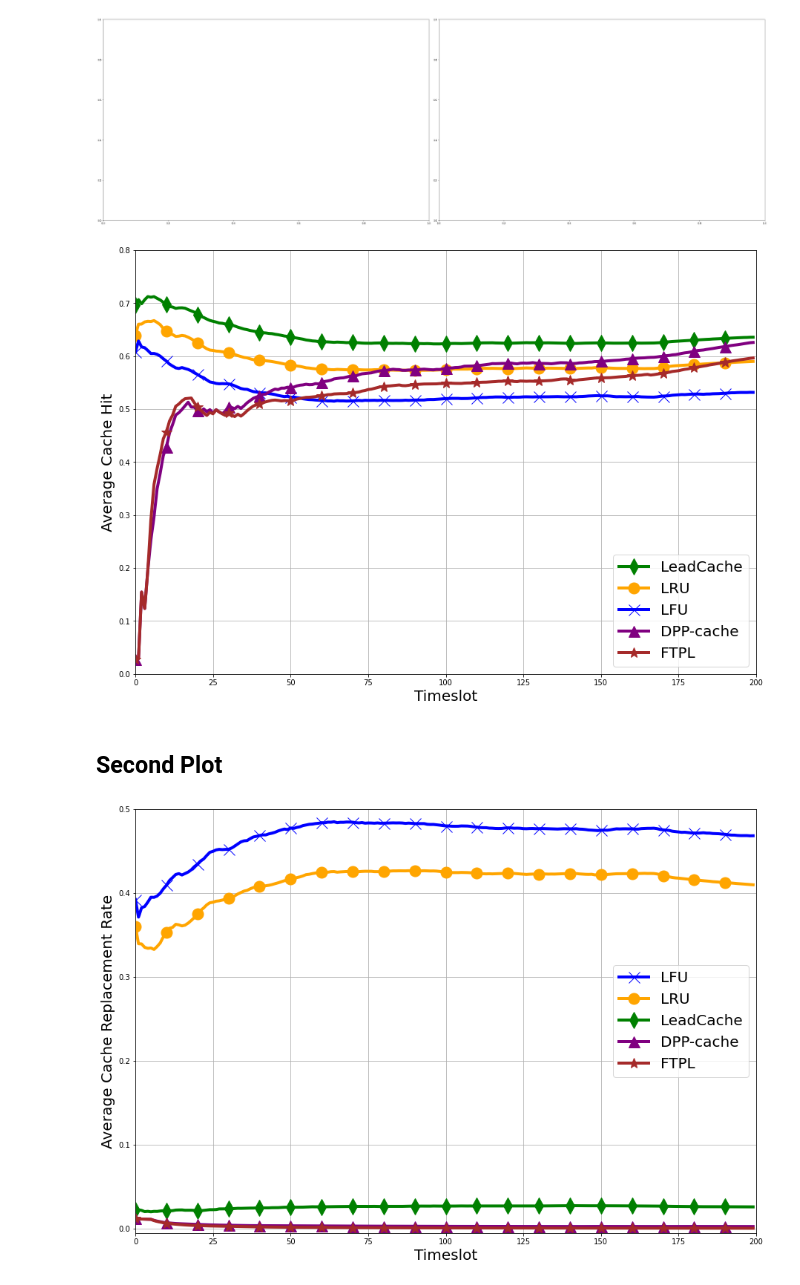
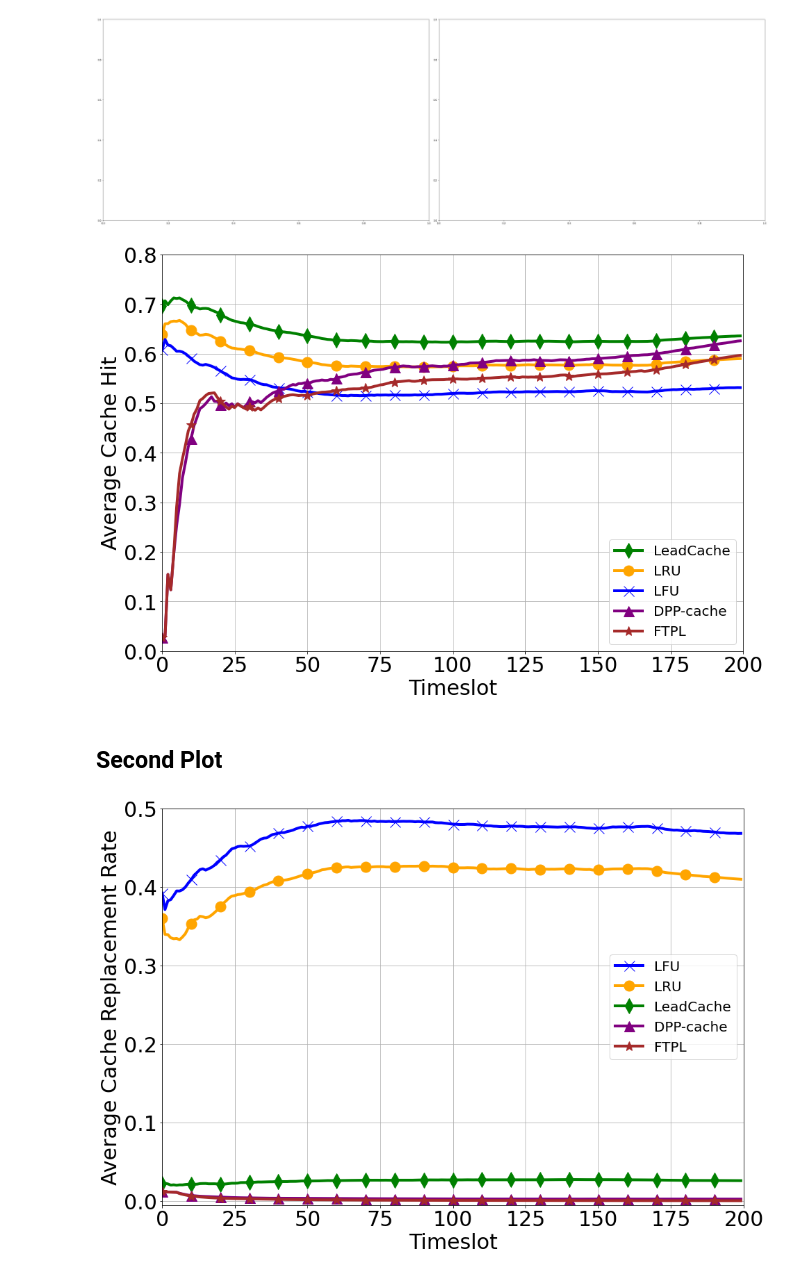
Before and after one commit to shashankp28/DPP-Cache, a Jupyter notebook: results/final_plots.ipynb, the cells around one changed output. Saved outputs shown, nothing was run; the diff lists cells and outputs as text; code cells hidden in the pictures.

```diff
--- a/results/final_plots.ipynb
+++ b/results/final_plots.ipynb
@@ -27,8 +27,10 @@ dpp_hits = pd.read_csv("hit_rate.csv")
 ftpl_hits = pd.read_csv("hit_rate_ftpl.csv")
 
 plt.figure(figsize=(10*1.5, 7*1.5))
-plt.xlabel("Timeslot", fontsize=20)
-plt.ylabel("Average Cache Hit", fontsize=20)
+plt.xlabel("Timeslot", fontsize=30)
+plt.xticks(fontsize=30)
+plt.yticks(fontsize=30)
+plt.ylabel("Average Cache Hit", fontsize=30)
 plt.xlim(left=0, right=200)
 plt.ylim(bottom=0, top=0.8)
 plt.plot(ma(lead_hits), label="LeadCache", marker='d', markevery=10, markersize=15, c='green', linewidth=4)
@@ -38,33 +40,35 @@ plt.plot(ma(dpp_hits), label="DPP-cache", marker='^', markevery=10, markersize=1
 plt.plot(ma(ftpl_hits), label="FTPL", marker='*', markevery=10, markersize=15, c='brown', linewidth=4)
 plt.legend(loc='lower right', prop={'size': 20})
 plt.grid()
-plt.savefig("cache_hit.jpg")
+plt.savefig("cache_hit.pdf", bbox_inches='tight')
 # %% [output]
-[figure, old version]
+[figure, new version]
 # %% [markdown]
 ## Second Plot
 # %%
 lfu_downloads = pd.read_csv("csv_200/LFU_Downloads.csv")
 lru_downloads = pd.read_csv("csv_200/LRU_Downloads.csv")
 lead_downloads = pd.read_csv("csv_200/LeadCache_Downloads.csv")
 dpp_downloads = pd.read_csv("download_rate.csv")
 ftpl_downloads = pd.read_csv("download_rate_ftpl.csv")
 
 plt.figure(figsize=(10*1.5, 7*1.5))
-plt.xlabel("Timeslot", fontsize=20)
-plt.ylabel("Average Cache Replacement Rate", fontsize=20)
+plt.xlabel("Timeslot", fontsize=30)
+plt.ylabel("Average Cache Replacement Rate", fontsize=30)
 plt.xlim(left=0, right=200)
+plt.xticks(fontsize=30)
+plt.yticks(fontsize=30)
 plt.ylim(bottom=-0.005, top=0.5)
 plt.plot(ma(lfu_downloads), label="LFU", marker='x', markevery=10, markersize=15, c='blue', linewidth=4)
 plt.plot(ma(lru_downloads), label="LRU", marker='o', markevery=10, markersize=15, c='orange', linewidth=4)
 plt.plot(ma(lead_downloads), label="LeadCache", marker='d', markevery=10, markersize=15, c='green', linewidth=4)
 plt.plot(ma(dpp_downloads), label="DPP-cache", marker='^', markevery=10, markersize=15, c='purple', linewidth=4)
 plt.plot(ma(ftpl_downloads), label="FTPL", marker='*', markevery=10, markersize=15, c='brown', linewidth=4)
 plt.legend(loc='center right', prop={'size': 20})
 plt.grid()
-plt.savefig("cache_replace_rate.jpg")
+plt.savefig("cache_replace_rate.pdf", bbox_inches='tight')
 # %% [output]
-[figure, old version]
+[figure, new version]
 # %%
 fig.tight_layout()
 fig.savefig("combine.jpg")
```
Also changed, not shown: 9 other files.
